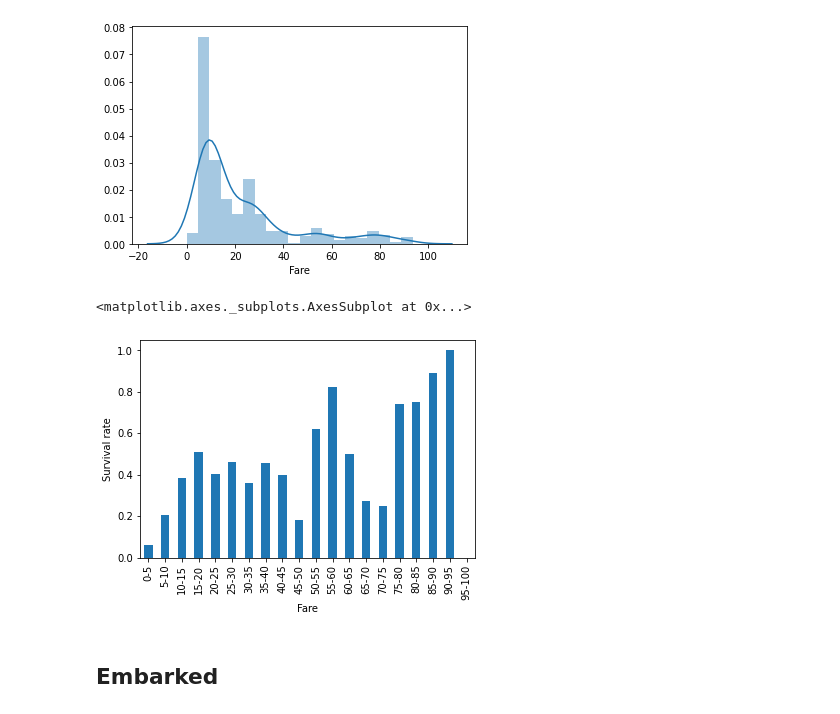
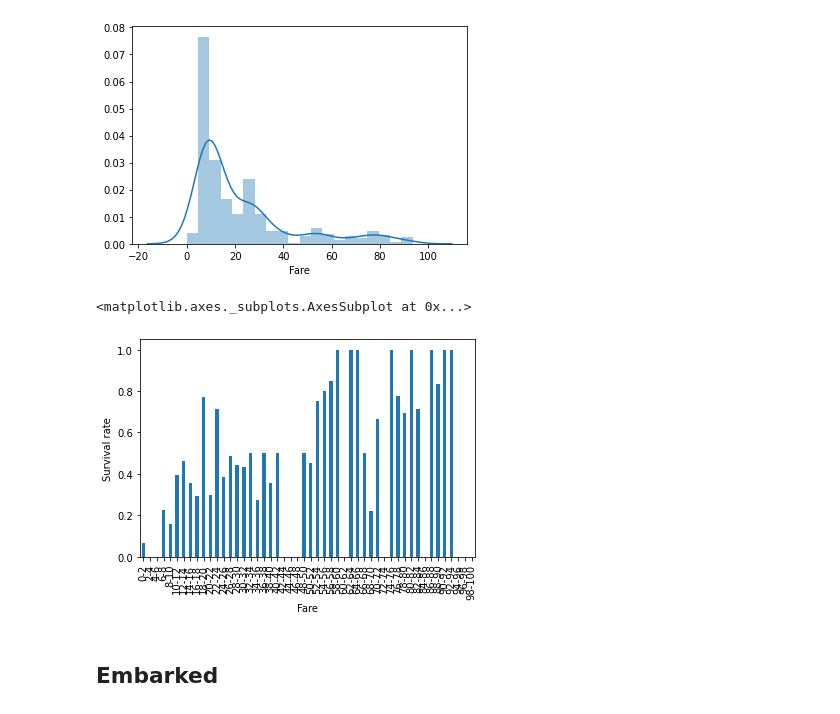
Before and after one commit to predora005/kaggle-practice, a Jupyter notebook: titanic/titanic.ipynb, the cells around one changed output. Drawn from its saved outputs; the diff is of its cells as text; code cells hidden in the pictures.

```diff
--- a/titanic/titanic.ipynb
+++ b/titanic/titanic.ipynb
@@ -238,18 +239,19 @@ sns.distplot(low_fare_data['Fare'], bins=20)
 [figure]
 # %%
 # Binning fare every 5
-fare_bins_list =  [-1] + list(range(5, 101, 5))
-fare_bins_label_list =  list(range(0, 100, 5))
-fare_bins_label = [ '{0}-{1}'.format(fare, fare + 5) for fare in (fare_bins_label_list) ]
+bin_fare = 2
+fare_bins_list =  [-1] + list(range(bin_fare, 101, bin_fare))
+fare_bins_label_list =  list(range(0, 100, bin_fare))
+fare_bins_label = [ '{0}-{1}'.format(fare, fare + bin_fare) for fare in (fare_bins_label_list) ]
 fare_bins = pd.cut(train_data['Fare'],  bins=fare_bins_list, labels=fare_bins_label)
 
 # Group by Fare and calculate average
 fare_grouped_data = train_data.groupby(fare_bins).mean()
 plt.ylabel('Survival rate')
 fare_grouped_data['Survived'].plot(kind='bar')
 # %% [output]
 <matplotlib.axes._subplots.AxesSubplot at 0x...>
-[figure, old version]
+[figure, new version]
 # %% [markdown]
 ## Embarked
 # %%
```
Also changed, not shown: parts of 25 cells of this notebook.
